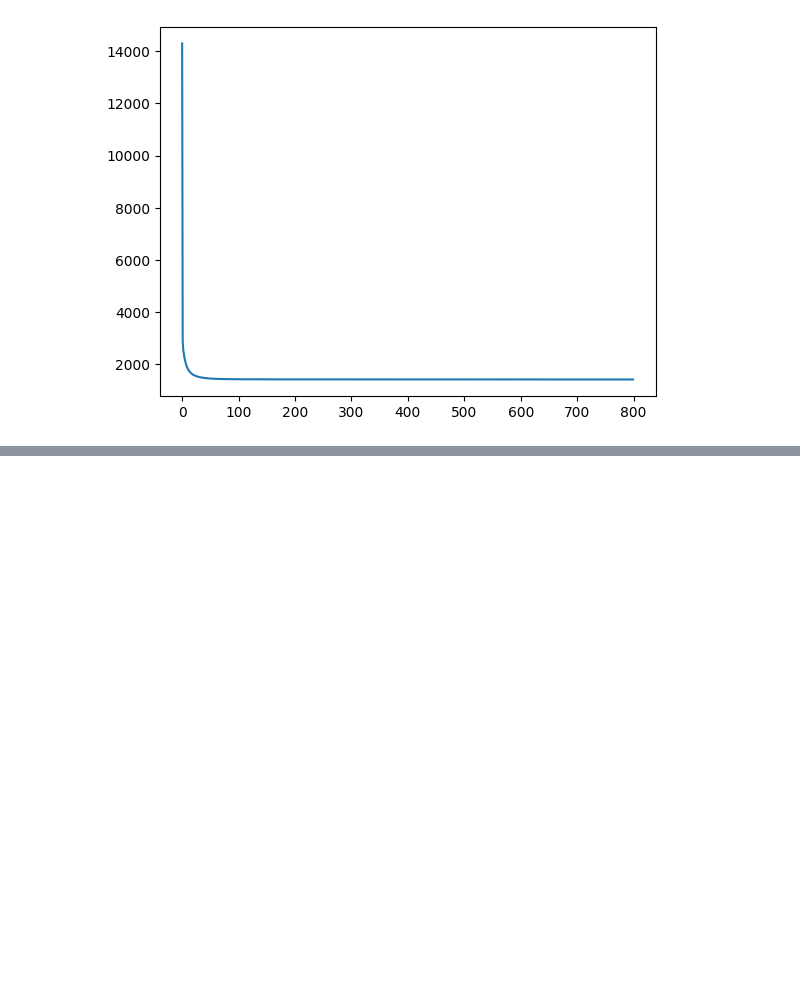
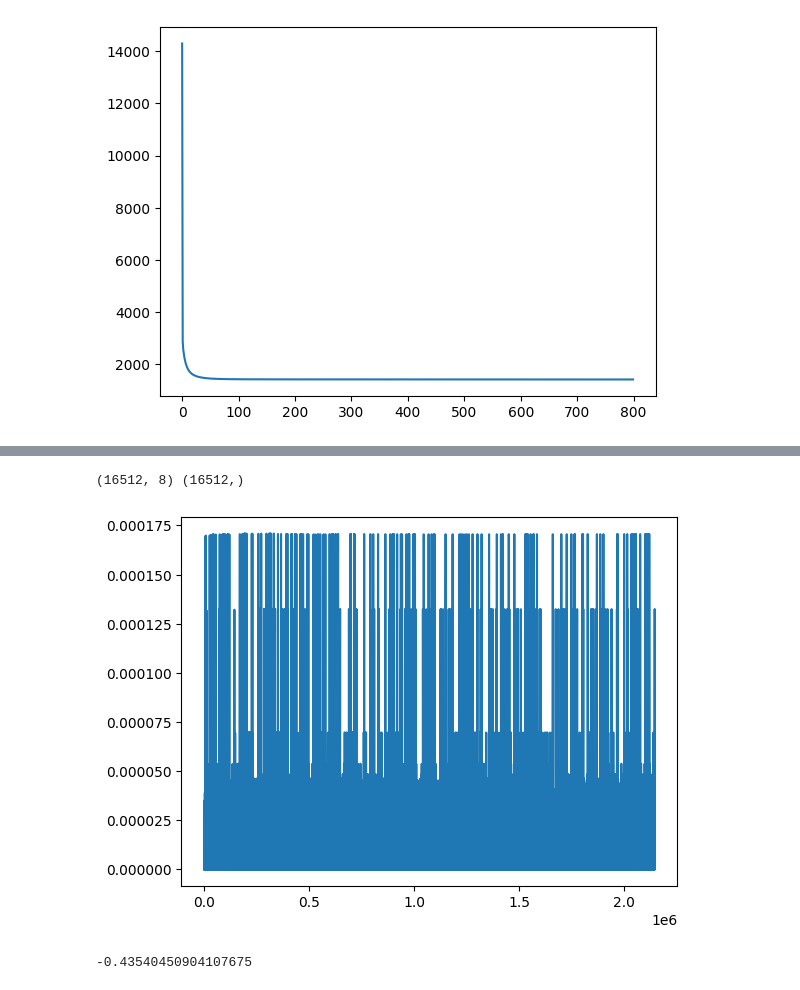
Before and after one commit to RaF-in/ML-Algos, a Jupyter notebook: Linear Regression/Batch Gradient Descent.ipynb, the cells around one changed output, grey strips where cells are left out. Saved outputs shown, nothing was run; the diff lists cells and outputs as text; code cells hidden in the pictures; blank space fills up the shorter version.

```diff
--- a/Linear Regression/Batch Gradient Descent.ipynb
+++ b/Linear Regression/Batch Gradient Descent.ipynb
@@ -60,0 +159,43 @@ r2_score(y_test,y_pred)
+# %%
+t0,t1=5,50
+# %%
+
+def learning_rate(t):
+    return t0 / (t + t1)
+# %%
+class SGradinentDes:
+    def __init__(self, lr = 0.01, epochs=100):
+        self.coef_ = None
+        self.intercept_ = None
+        self.lr = lr
+        self.epochs = epochs
+    def fit(self, X_train, y_train):
+        self.coef_ = np.ones(X_train.shape[1])
+        self.intercept_ = 0
+        cost = []
+        for i in range(self.epochs):
+            for j in range(X_train.shape[0]):
+                self.lr = learning_rate(i * X_train.shape[0] + j)
+                idx = np.random.randint(0,X_train.shape[0])
+                y_hat = np.dot(X_train[idx], self.coef_) + self.intercept_
+                interceptDer = y_hat - y_train[idx]
+                self.intercept_ = self.intercept_ - interceptDer * self.lr
+                coef_der = np.dot(y_hat - y_train[idx], X_train[idx]) / y_train.shape[0]
+                self.coef_ = self.coef_ - self.lr * coef_der
+                cost.append((1 / (2 * X_train.shape[0])) * np.dot((y_hat - y_train[idx]).T, (y_hat-y_train[idx])))
+
+        plt.plot(np.arange(0,len(cost)), cost)
+        plt.show()
+        return (self.coef_, self.intercept_)
+    def predict(self, X_test):
+        return np.dot(X_test, self.coef_) + self.intercept_
+# %%
+sgd = SGradinentDes(0.1, 130)
+print(X_train.shape, y_train.shape)
+sgd.fit(X_train, y_train)
+y_pred = sgd.predict(X_test)
+r2_score(y_test, y_pred)
+# %% [output]
+(16512, 8) (16512,)
+[figure, added]
+-0.43540450904107675
```
Also changed, not shown: parts of 16 cells of this notebook.
